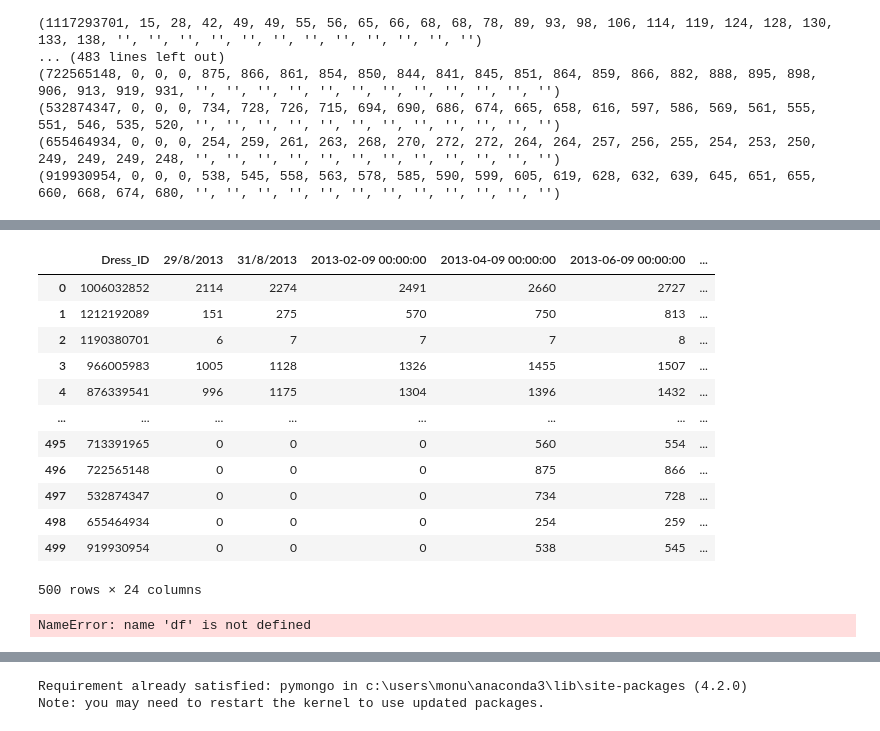
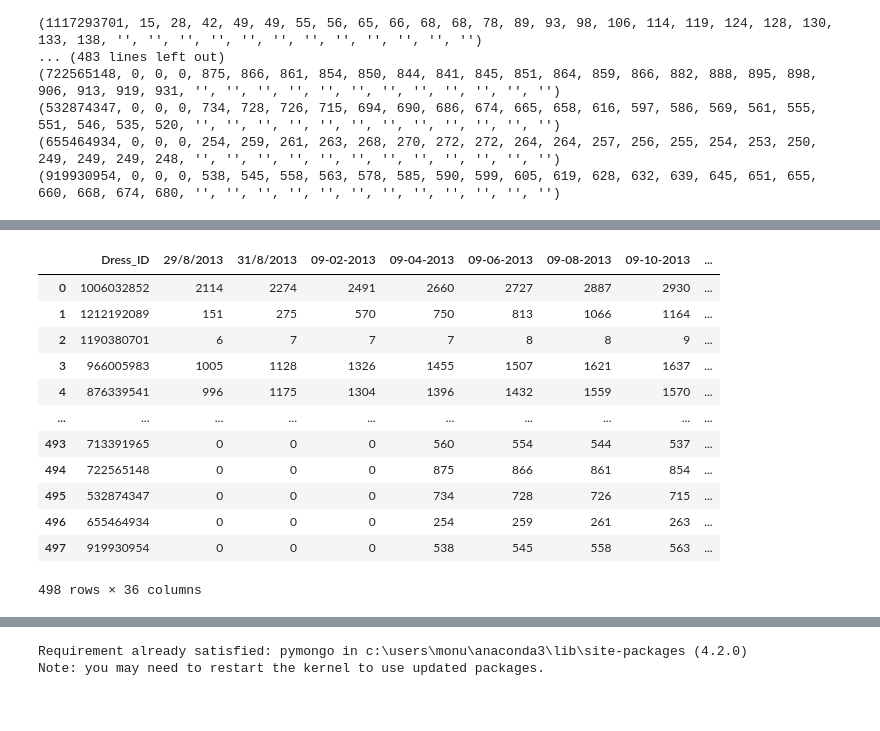
Before and after one commit to aswinikumar0509/Task, a Jupyter notebook: Task-1.ipynb, the cells around one changed output, grey strips where cells are left out. Saved outputs shown, nothing was run; the diff lists cells and outputs as text; code cells hidden in the pictures.

```diff
--- a/Task-1.ipynb
+++ b/Task-1.ipynb
@@ -79,11 +88,11 @@ import mysql.connector as connection
 
 
 
-mydb = connection.connect(host="localhost", database = 'task',user="root", passwd="1234",use_pure=True)
+mydb1 = connection.connect(host="localhost", database = 'task',user="root", passwd="1234",use_pure=True)
 
 print(mydb.is_connected())
-query1 = "Select * from Dress;"
-cursor = mydb.cursor()
+query1 = "Select * from Dress"
+cursor = mydb1.cursor()
 cursor.execute(query1)
 for result1 in cursor.fetchall():
 
@@ -116,22 +137,20 @@ DatabaseError: Execution failed on sql 'query': 1064 (42000): You have an error
 # %%
-df1 = pd.read_excel('Dress Sales.xlsx')
+df1 = pd.read_sql(query1,mydb1)
 df1
 # %% [output]
-|  | Dress_ID | 29/8/2013 | 31/8/2013 | 2013-02-09 00:00:00 | 2013-04-09 00:00:00 | 2013-06-09 00:00:00 | ... |
-| 0 | 1006032852 | 2114 | 2274 | 2491 | 2660 | 2727 | ... |
-| 1 | 1212192089 | 151 | 275 | 570 | 750 | 813 | ... |
-| 2 | 1190380701 | 6 | 7 | 7 | 7 | 8 | ... |
-| 3 | 966005983 | 1005 | 1128 | 1326 | 1455 | 1507 | ... |
-| 4 | 876339541 | 996 | 1175 | 1304 | 1396 | 1432 | ... |
-| ... | ... | ... | ... | ... | ... | ... | ... |
-| 495 | 713391965 | 0 | 0 | 0 | 560 | 554 | ... |
-| 496 | 722565148 | 0 | 0 | 0 | 875 | 866 | ... |
-| 497 | 532874347 | 0 | 0 | 0 | 734 | 728 | ... |
-| 498 | 655464934 | 0 | 0 | 0 | 254 | 259 | ... |
-| 499 | 919930954 | 0 | 0 | 0 | 538 | 545 | ... |
+|  | Dress_ID | 29/8/2013 | 31/8/2013 | 09-02-2013 | 09-04-2013 | 09-06-2013 | 09-08-2013 | 09-10-2013 | ... |
+| 0 | 1006032852 | 2114 | 2274 | 2491 | 2660 | 2727 | 2887 | 2930 | ... |
+| 1 | 1212192089 | 151 | 275 | 570 | 750 | 813 | 1066 | 1164 | ... |
+| 2 | 1190380701 | 6 | 7 | 7 | 7 | 8 | 8 | 9 | ... |
+| 3 | 966005983 | 1005 | 1128 | 1326 | 1455 | 1507 | 1621 | 1637 | ... |
+| 4 | 876339541 | 996 | 1175 | 1304 | 1396 | 1432 | 1559 | 1570 | ... |
+| ... | ... | ... | ... | ... | ... | ... | ... | ... | ... |
+| 493 | 713391965 | 0 | 0 | 0 | 560 | 554 | 544 | 537 | ... |
+| 494 | 722565148 | 0 | 0 | 0 | 875 | 866 | 861 | 854 | ... |
+| 495 | 532874347 | 0 | 0 | 0 | 734 | 728 | 726 | 715 | ... |
+| 496 | 655464934 | 0 | 0 | 0 | 254 | 259 | 261 | 263 | ... |
+| 497 | 919930954 | 0 | 0 | 0 | 538 | 545 | 558 | 563 | ... |
-500 rows × 24 columns
+498 rows × 36 columns
 # %%
-df.to_json('test1.json')
+df.to_json('test2.json')
-# %% [output]
-NameError: name 'df' is not defined
 # %%
```
Also changed, not shown: parts of 10 cells of this notebook.
